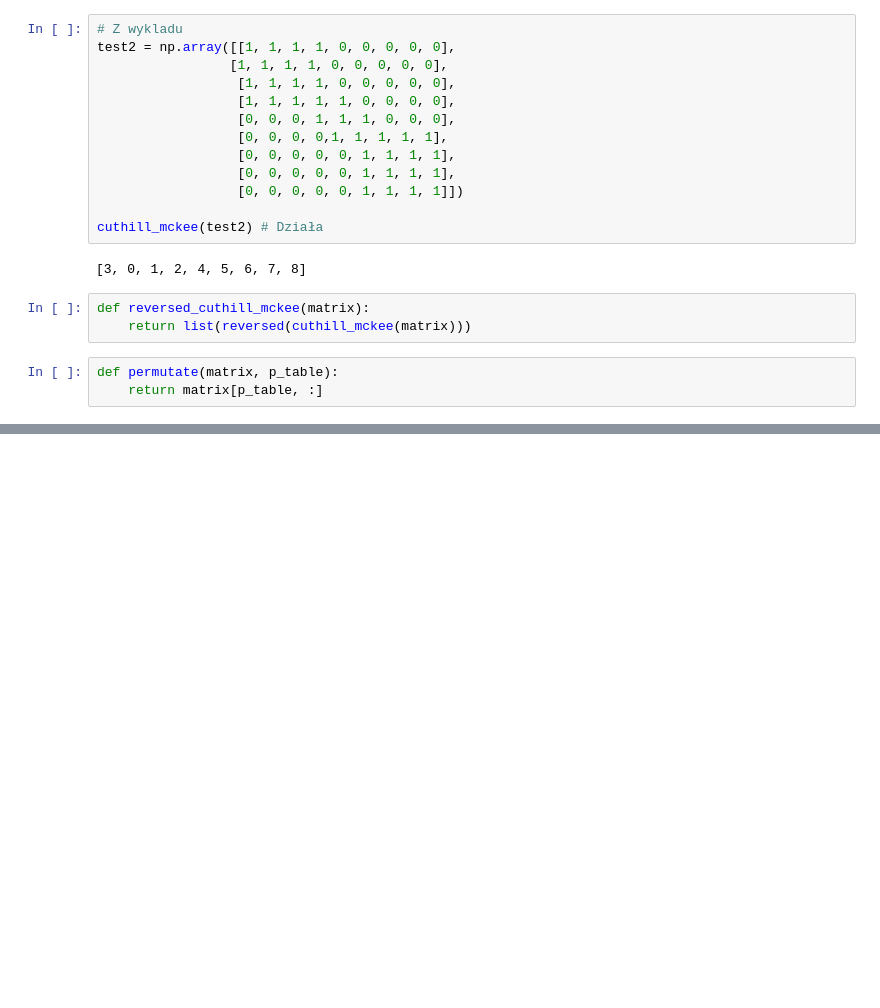
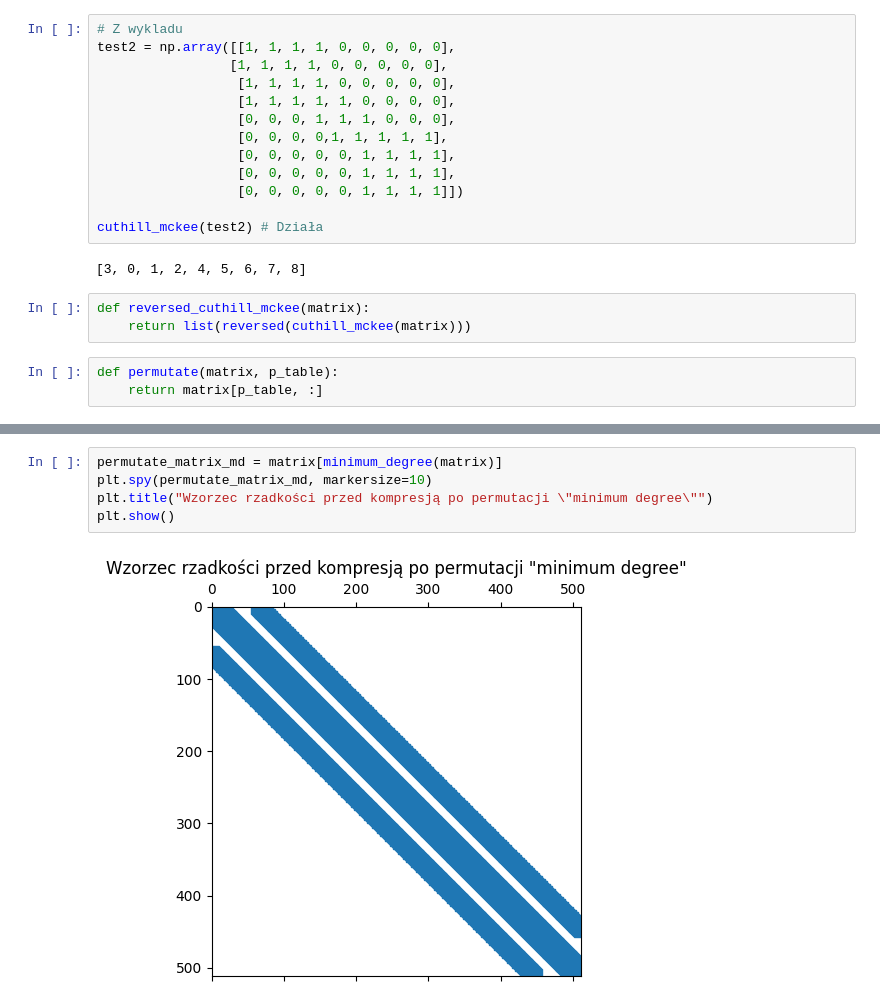
Before and after one commit to szymont18/matrix-algorithm, a Jupyter notebook: Lab4/Laboratorium 4.ipynb, the cells around one changed output, grey strips where cells are left out. Cells and saved outputs as stored; diff of their text form; blank space fills up the shorter version.

```diff
--- a/Lab4/Laboratorium 4.ipynb
+++ b/Lab4/Laboratorium 4.ipynb
@@ -132,0 +244,7 @@ def permutate(matrix, p_table):
+# %%
+permutate_matrix_md = matrix[minimum_degree(matrix)]
+plt.spy(permutate_matrix_md, markersize=10)
+plt.title("Wzorzec rzadkości przed kompresją po permutacji \"minimum degree\"")
+plt.show()
+# %% [output]
+[figure, added]
```
Also changed, not shown: parts of 11 cells of this notebook, 16 other files.
